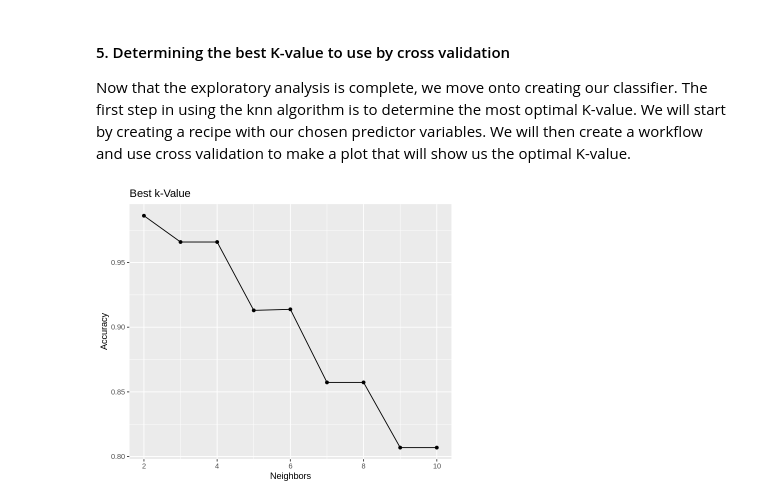
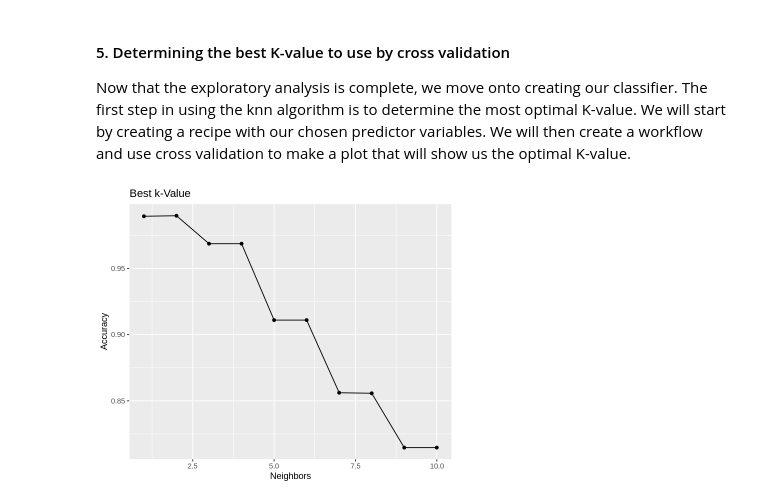
Before and after one commit to nityag11/DSCI-100-group17-project, a Jupyter notebook: Project.ipynb, the cells around one changed output. Cells and saved outputs as stored; diff of their text form; code cells hidden in the pictures.

```diff
--- a/Project.ipynb
+++ b/Project.ipynb
@@ -290,36 +290,38 @@ Now that the exploratory analysis is complete, we move onto creating our classif
 # %%
 set.seed(1234)
 
 options(repr.plot.height = 5, repr.plot.width = 6)
 
-diabetes_recipe <- recipe(Diabetes_Outcome ~ Age + BMI + Blood_Pressure, data = training_data_small)
+diabetes_recipe <- recipe(Diabetes_Outcome ~ ., data = training_data_small) |>
+    step_scale(all_predictors()) |>
+    step_center(all_predictors())
 
 v_fold <- vfold_cv(training_data_small, v = 5, strata = Diabetes_Outcome)
 
 diabetes_spec <- nearest_neighbor(weight_func = "rectangular", neighbors = tune()) |>
     set_engine("kknn") |>
     set_mode("classification")
 
-k_values <- tibble(neighbors = seq(from = 2, to = 10, by = 1))
+k_values <- tibble(neighbors = seq(from = 1, to = 10, by = 1))
 
 diabetes_workflow <- workflow() |>
     add_recipe(diabetes_recipe) |>
     add_model(diabetes_spec)
 
 tuned_diabetes_workflow <- diabetes_workflow |>
     tune_grid(resamples = v_fold, grid = k_values) |>
     collect_metrics() |>
     filter(.metric == "accuracy")
 
 cross_val_plot <- tuned_diabetes_workflow %>%
     ggplot(aes(x = neighbors, y = mean)) +
     geom_point() +
     geom_line() +
     labs(x = "Neighbors", y = "Accuracy", title = "Best k-Value")
 
 cross_val_plot
 # %% [output]
-[figure, old version]
+[figure, new version]
 # %%
 # Make recipe/model/workflow
 knn_spec <- nearest_neighbor(weight_func = "rectangular", neighbors = ...) |>
```
Also changed, not shown: parts of 3 cells of this notebook.
